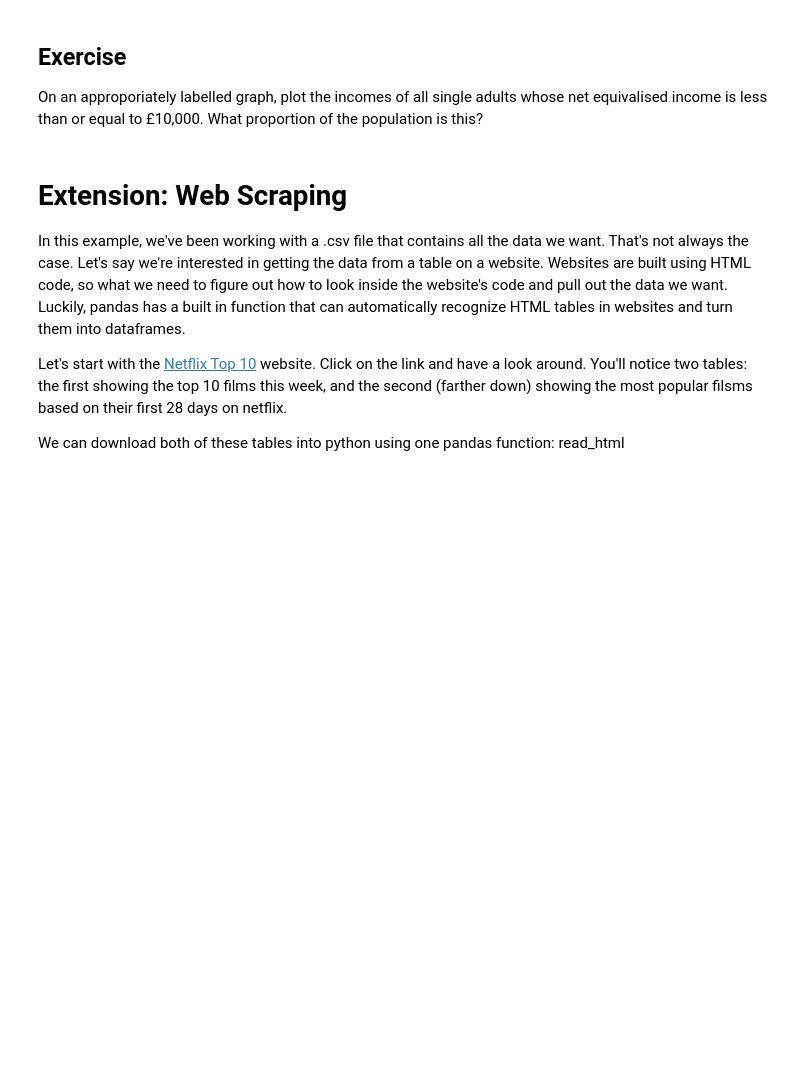
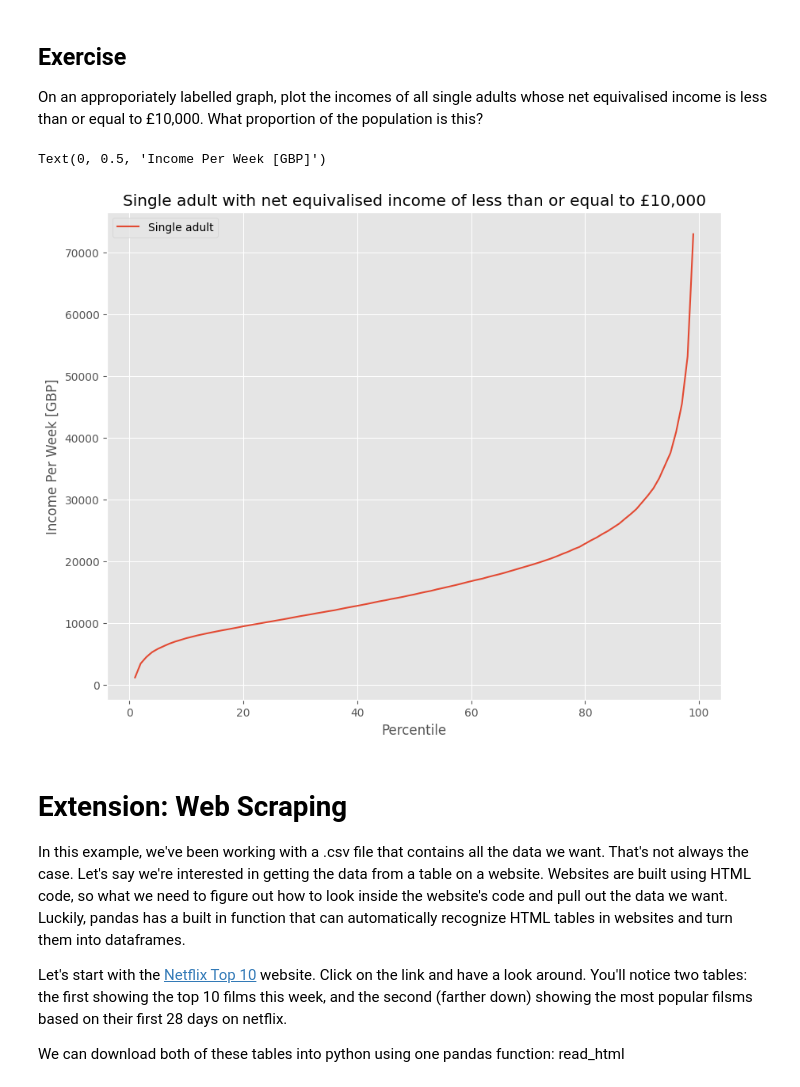
Before and after one commit to winstonlingga/QM2, a Jupyter notebook: notebooks/W02. Pandas.ipynb, the cells around one changed output. Drawn from its saved outputs; the diff is of its cells as text; code cells hidden in the pictures; blank space fills up the shorter version.

```diff
--- a/notebooks/W02. Pandas.ipynb
+++ b/notebooks/W02. Pandas.ipynb
@@ -347,6 +411,19 @@ We won't dwell on comparative operative, here we've used ">" to mean "is greater
 # %% [markdown]
 ## Exercise
 On an approporiately labelled graph, plot the incomes of all single adults whose net equivalised income is less than or equal to £10,000. What proportion of the population is this?
+# %%
+clean = income[['Single adult']]
+clean = clean.replace(',', '', regex=True)
+clean = clean.replace('-', 'NaN', regex=True).astype('float')
+clean[clean['Single adult']<=10000]
+
+clean.plot()
+plt.title('Single adult with net equivalised income of less than or equal to £10,000')
+plt.xlabel('Percentile')
+plt.ylabel('Income Per Week [GBP]')
+# %% [output]
+Text(0, 0.5, 'Income Per Week [GBP]')
+[figure, added]
 # %% [markdown]
 # Extension: Web Scraping
 
```
Also changed, not shown: parts of 20 cells of this notebook.
